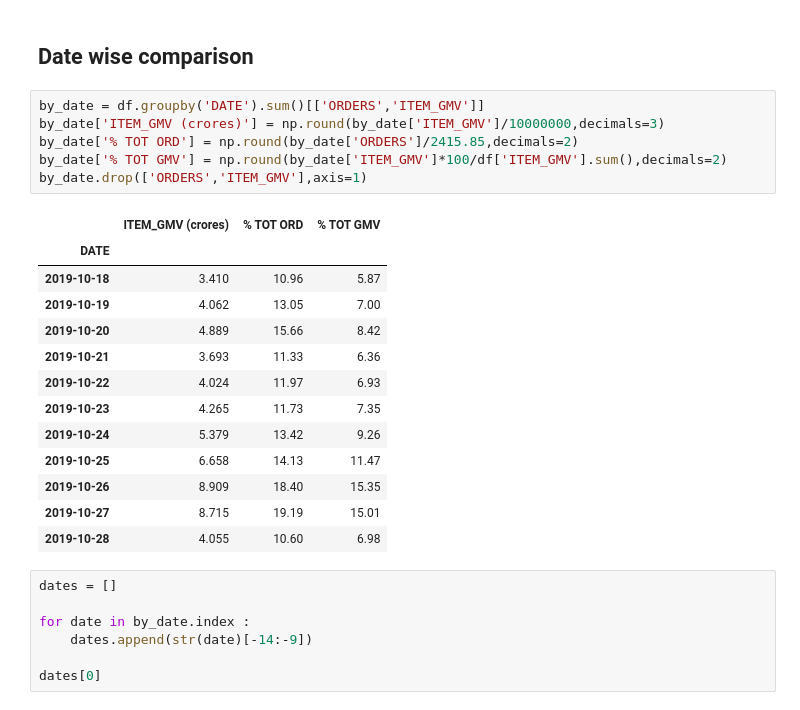
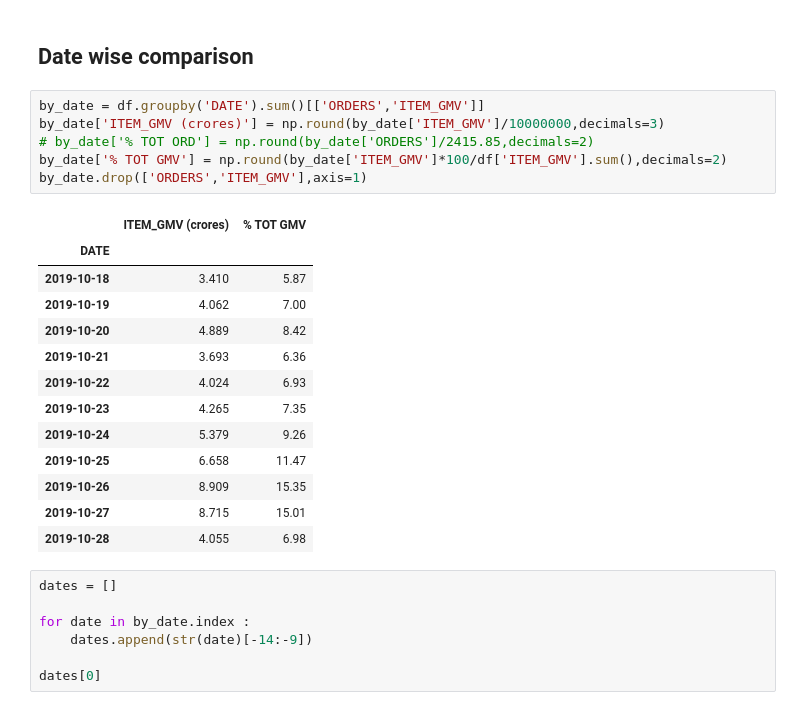
Before and after one commit to raahul42/Case-Comps, a Jupyter notebook: ByteCrunch/ByteCrunch post-diwa.ipynb, the cells around one changed output. Cells and saved outputs as stored; diff of their text form.

```diff
--- a/ByteCrunch/ByteCrunch post-diwa.ipynb
+++ b/ByteCrunch/ByteCrunch post-diwa.ipynb
@@ -82,23 +82,23 @@ Name: CATEGORY, dtype: float64
 # %%
 by_date = df.groupby('DATE').sum()[['ORDERS','ITEM_GMV']]
 by_date['ITEM_GMV (crores)'] = np.round(by_date['ITEM_GMV']/10000000,decimals=3)
-by_date['% TOT ORD'] = np.round(by_date['ORDERS']/2415.85,decimals=2)
+# by_date['% TOT ORD'] = np.round(by_date['ORDERS']/2415.85,decimals=2)
 by_date['% TOT GMV'] = np.round(by_date['ITEM_GMV']*100/df['ITEM_GMV'].sum(),decimals=2)
 by_date.drop(['ORDERS','ITEM_GMV'],axis=1)
 # %% [output]
-|  | ITEM_GMV (crores) | % TOT ORD | % TOT GMV |
-| DATE |  |  |  |
-| 2019-10-18 | 3.410 | 10.96 | 5.87 |
-| 2019-10-19 | 4.062 | 13.05 | 7.00 |
-| 2019-10-20 | 4.889 | 15.66 | 8.42 |
-| 2019-10-21 | 3.693 | 11.33 | 6.36 |
-| 2019-10-22 | 4.024 | 11.97 | 6.93 |
-| 2019-10-23 | 4.265 | 11.73 | 7.35 |
-| 2019-10-24 | 5.379 | 13.42 | 9.26 |
-| 2019-10-25 | 6.658 | 14.13 | 11.47 |
-| 2019-10-26 | 8.909 | 18.40 | 15.35 |
-| 2019-10-27 | 8.715 | 19.19 | 15.01 |
-| 2019-10-28 | 4.055 | 10.60 | 6.98 |
+|  | ITEM_GMV (crores) | % TOT GMV |
+| DATE |  |  |
+| 2019-10-18 | 3.410 | 5.87 |
+| 2019-10-19 | 4.062 | 7.00 |
+| 2019-10-20 | 4.889 | 8.42 |
+| 2019-10-21 | 3.693 | 6.36 |
+| 2019-10-22 | 4.024 | 6.93 |
+| 2019-10-23 | 4.265 | 7.35 |
+| 2019-10-24 | 5.379 | 9.26 |
+| 2019-10-25 | 6.658 | 11.47 |
+| 2019-10-26 | 8.909 | 15.35 |
+| 2019-10-27 | 8.715 | 15.01 |
+| 2019-10-28 | 4.055 | 6.98 |
 # %%
 dates = []
 
```
Also changed, not shown: parts of 5 cells of this notebook, 14 other files.
